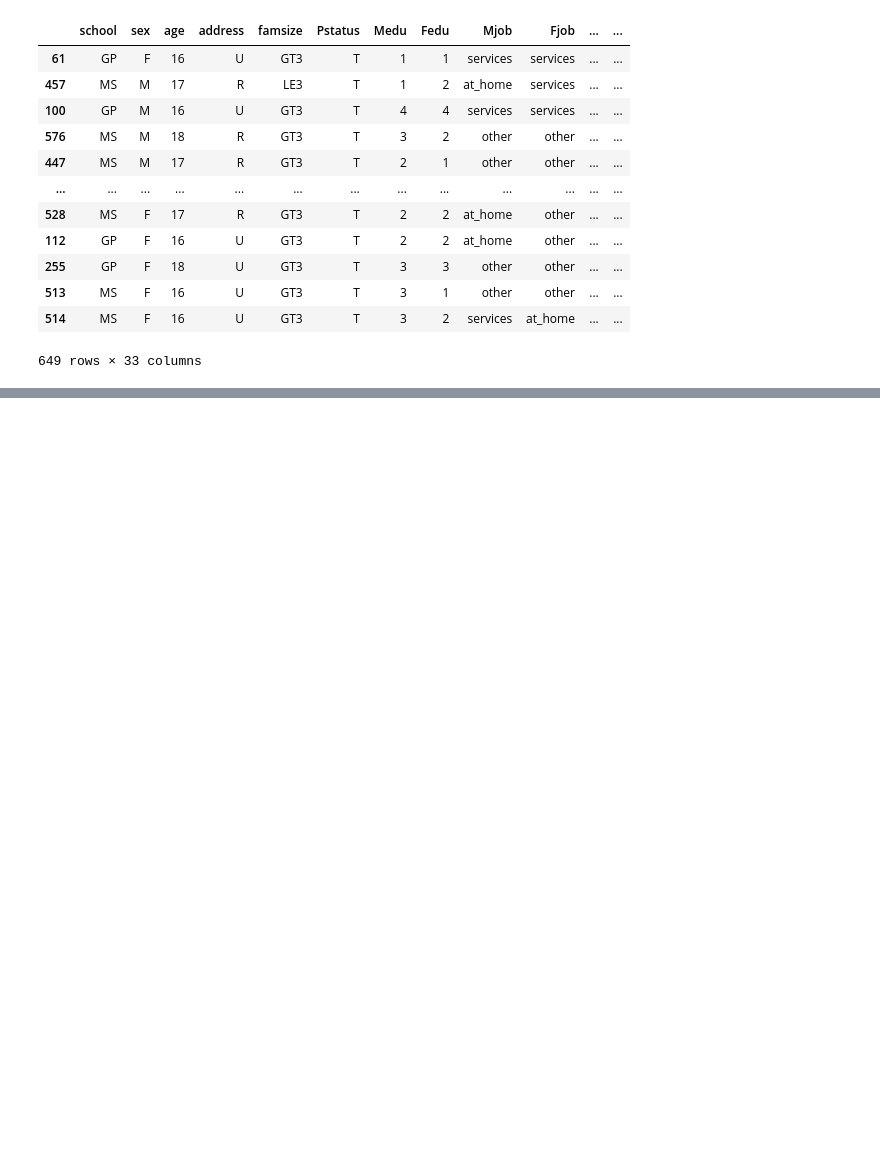
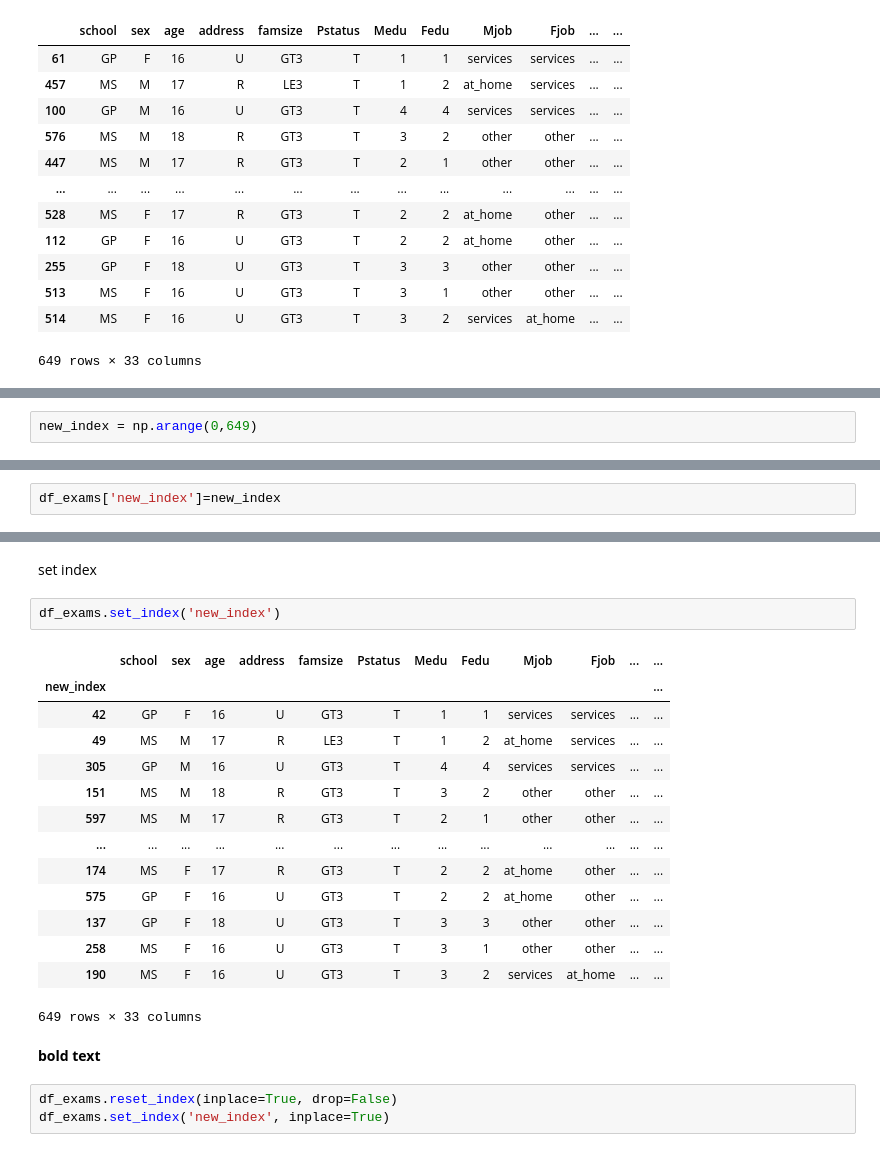
Before and after one commit to weleba77/machine-Leaning-, a Jupyter notebook: DSexaples.ipynb, the cells around one changed output, grey strips where cells are left out. Drawn from its saved outputs; the diff is of its cells as text; blank space fills up the shorter version.

Commit message:
index

```diff
--- a/DSexaples.ipynb
+++ b/DSexaples.ipynb
@@ -179,0 +183,2 @@ df_exams
+# %%
+new_index = np.arange(0,649)
@@ -179,0 +227,2 @@ df_exams
+# %%
+df_exams['new_index']=new_index
@@ -179,0 +245,24 @@ df_exams
+# %% [markdown]
+set index
+# %%
+df_exams.set_index('new_index')
+# %% [output]
+|  | school | sex | age | address | famsize | Pstatus | Medu | Fedu | Mjob | Fjob | ... | ... |
+| new_index |  |  |  |  |  |  |  |  |  |  |  | ... |
+| 42 | GP | F | 16 | U | GT3 | T | 1 | 1 | services | services | ... | ... |
+| 49 | MS | M | 17 | R | LE3 | T | 1 | 2 | at_home | services | ... | ... |
+| 305 | GP | M | 16 | U | GT3 | T | 4 | 4 | services | services | ... | ... |
+| 151 | MS | M | 18 | R | GT3 | T | 3 | 2 | other | other | ... | ... |
+| 597 | MS | M | 17 | R | GT3 | T | 2 | 1 | other | other | ... | ... |
+| ... | ... | ... | ... | ... | ... | ... | ... | ... | ... | ... | ... | ... |
+| 174 | MS | F | 17 | R | GT3 | T | 2 | 2 | at_home | other | ... | ... |
+| 575 | GP | F | 16 | U | GT3 | T | 2 | 2 | at_home | other | ... | ... |
+| 137 | GP | F | 18 | U | GT3 | T | 3 | 3 | other | other | ... | ... |
+| 258 | MS | F | 16 | U | GT3 | T | 3 | 1 | other | other | ... | ... |
+| 190 | MS | F | 16 | U | GT3 | T | 3 | 2 | services | at_home | ... | ... |
+649 rows × 33 columns
+# %% [markdown]
+**bold text**
+# %%
+df_exams.reset_index(inplace=True, drop=False)
+df_exams.set_index('new_index', inplace=True)
```
Also changed, not shown: parts of 7 cells of this notebook.
